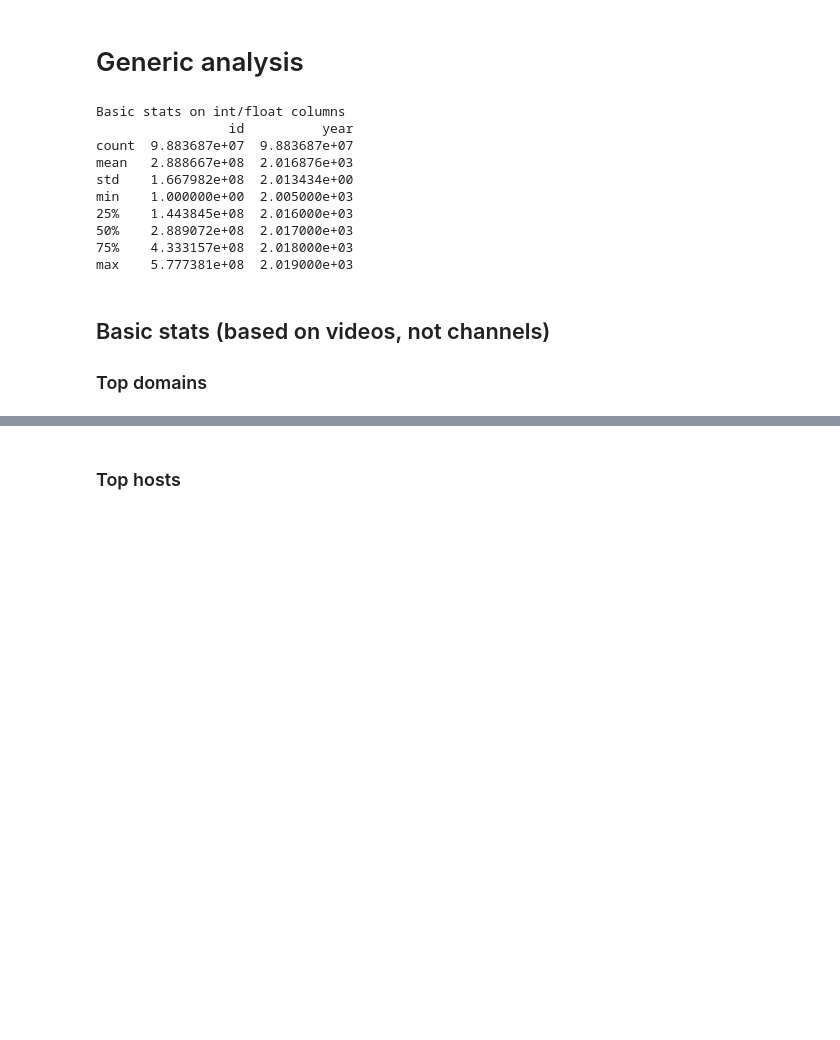
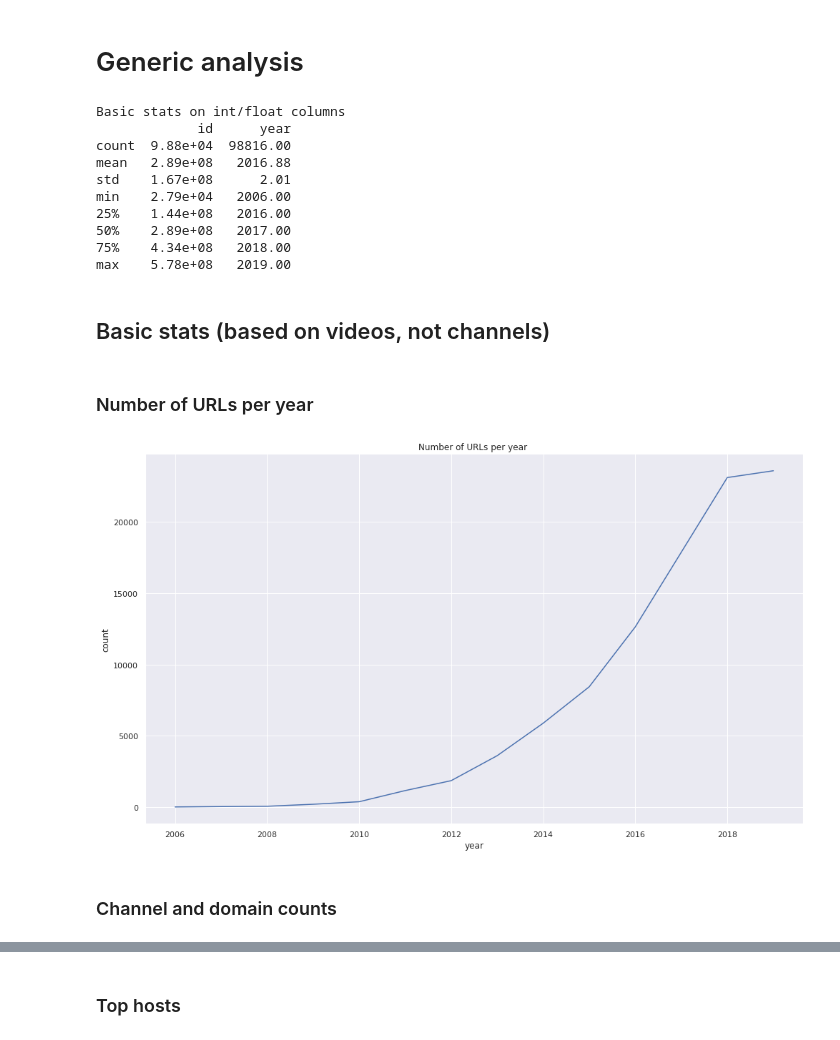
Before and after one commit to ErikBorra/yt_url_analysis, a Jupyter notebook: urls_analysis.ipynb, the cells around one changed output, grey strips where cells are left out. Saved outputs shown, nothing was run; the diff lists cells and outputs as text; code cells hidden in the pictures; blank space fills up the shorter version.

```diff
--- a/urls_analysis.ipynb
+++ b/urls_analysis.ipynb
@@ -5,9 +5,14 @@
 ### Data descriptions
 # %%
 #sample_size = 100000000 # specifies the sample size
-sample_size = 100000000 # specifies the sample size
+sample_size = 100000
+debug = False
+print_commission_extra = False
+parallel = True
+if sample_size > 10000000:
+    parallel = False
 limit = 15  # specifies the number of elements in lists and graphs
-n_cores = 6 # number of cores to use for parallelization
+n_cores = 12 # number of cores to use for parallelization
 
 url_columns = ["id", "hash", "channelId", "publishedAt", "url", "resolvedUrl", "domain","resolved","dead","status_code"]
 video_columns = ["id","hash","channelId","channelTitle","publishedAt","title","description","tags","categoryId","defaultLanguage","defaultAudioLanguage","duration","dimension","definition","caption","licensedContent","allowedIn","blockedIn","viewCount","likeCount","dislikeCount","favoriteCount","commentCount","requesttime"]
@@ -220,18 +224,36 @@ def parallelize_dataframe(df, func, n_cores):
 # Generic analysis
 # %%
 print("Basic stats on int/float columns")
-print(pd_url_data.describe())
+with pd.option_context('display.precision', 2):
+    print(pd_url_data.describe())
 # %% [output]
 Basic stats on int/float columns
-                 id          year
-count  9.883687e+07  9.883687e+07
-mean   2.888667e+08  2.016876e+03
-std    1.667982e+08  2.013434e+00
-min    1.000000e+00  2.005000e+03
-25%    1.443845e+08  2.016000e+03
-50%    2.889072e+08  2.017000e+03
-75%    4.333157e+08  2.018000e+03
-max    5.777381e+08  2.019000e+03
+             id      year
+count  9.88e+04  98816.00
+mean   2.89e+08   2016.88
+std    1.67e+08      2.01
+min    2.79e+04   2006.00
+25%    1.44e+08   2016.00
+50%    2.89e+08   2017.00
+75%    4.34e+08   2018.00
+max    5.78e+08   2019.00
 # %% [markdown]
 ## Basic stats (based on videos, not channels)
-### Top domains
+# %% [markdown]
+### Number of URLs per year
+# %%
+# count URL per year
+pd_url_data['count'] = 1
+pd_url_data_UrlsPerYear = pd_url_data.groupby(["year"]).count()['count'].reset_index()
+# print(pd_url_data_UrlsPerYear)
+# pd_url_data_videosWithUrlsPerYear = pd_url_data.groupby('year')['hash'].nunique().reset_index()
+# print(pd_url_data_videosWithUrlsPerYear)
+
+plt.figure()
+sns.lineplot(x="year", y="count",markers=True, dashes=False, data=pd_url_data_UrlsPerYear)
+plt.title("Number of URLs per year ")
+plt.tight_layout()
+# %% [output]
+[figure, added]
+# %% [markdown]
+### Channel and domain counts
```
Also changed, not shown: parts of 29 cells of this notebook.
